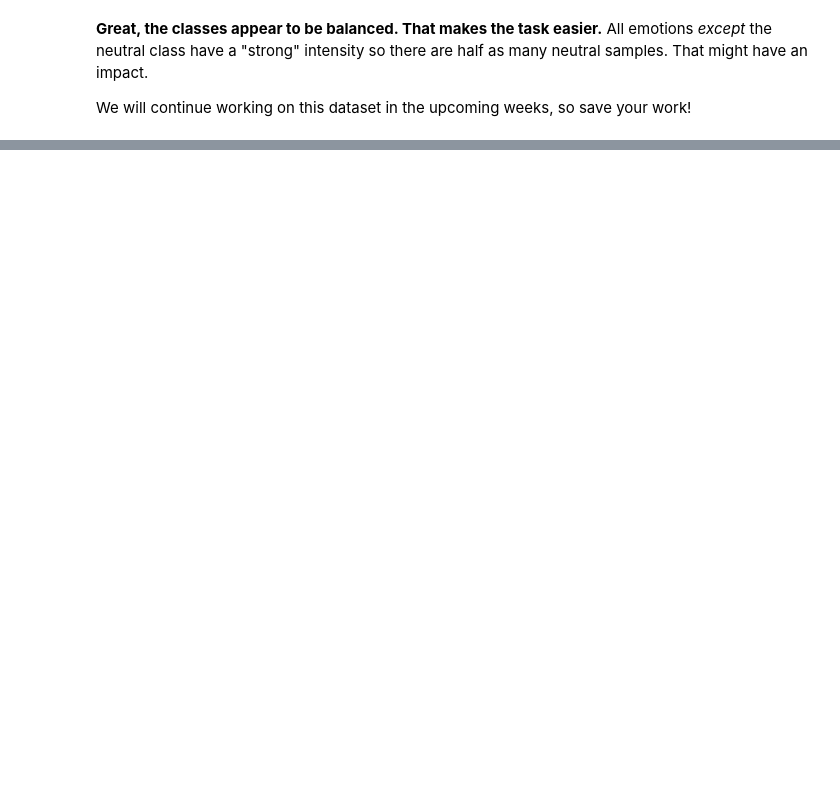
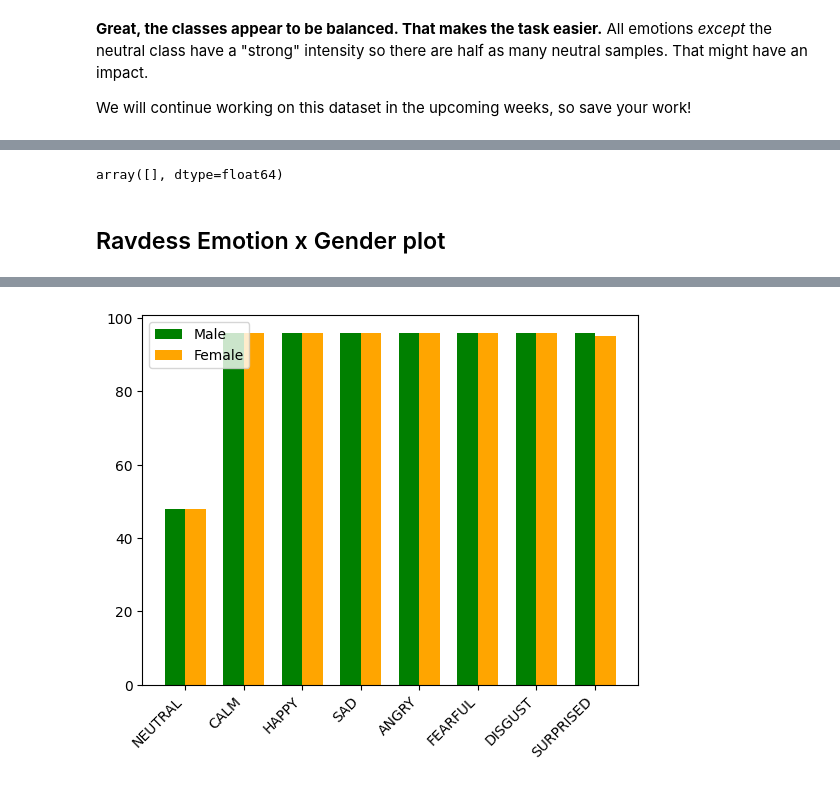
Before and after one commit to IAT-ExploringAI-2025/Week2-DataPreprocessing, a Jupyter notebook: Week 2.ipynb, the cells around one changed output, grey strips where cells are left out. Cells and saved outputs as stored; diff of their text form; code cells hidden in the pictures; blank space fills up the shorter version.

```diff
--- a/Week 2.ipynb
+++ b/Week 2.ipynb
@@ -782,0 +822,79 @@ Personal Audio Data
+# %%
+features
+# %% [output]
+array([], dtype=float64)
+# %% [markdown]
+## Ravdess Emotion x Gender plot
+# %%
+import glob
+import os
+import re
+import matplotlib.pyplot as plt
+import numpy as np
+
+emotions ={
+  '01':'neutral',
+  '02':'calm',
+  '03':'happy',
+  '04':'sad',
+  '05':'angry',
+  '06':'fearful',
+  '07':'disgust',
+  '08':'surprised'
+}
+
+# Define the filename pattern
+filename_pattern = re.compile(r'(\d{2})-(\d{2})-(\d{2})-(\d{2})-(\d{2})-(\d{2})-(\d{2}).wav')
+
+# Encoding for emotion labels
+labels_encoded = {code: idx for idx, (code, _) in enumerate(emotions.items())}
+label_names = {idx: label.upper() for idx, label in enumerate(emotions.values())}
+
+# Encoding for gender
+gender_encoded = {'01': 'Male', '02': 'Female'}
+gender_names = {'Male': 0, 'Female': 1}
+
+# Initialize empty lists
+labels = []
+file_paths = []
+gender = []
+
+# Iterate through each file in the specified dataset path
+for file_path in glob.glob("/Users/tuleen/Desktop/IAT360/archive/Audio Data/*/*.wav"):
+    # Extract the file name from the path
+    file_name = os.path.basename(file_path)
+
+    # Extract information from the filename using regex
+    match = filename_pattern.match(file_name)
+    if match:
+        modality, _, emotion, _, _, _, actor = match.groups()
+
+        # Append the file path to the list
+        file_paths.append(file_path)
+
+        # Extract the label from the file name and append value to the labels list
+        labels.append(labels_encoded[emotion])
+
+        # Extract the gender information from the file name and append value to the gender list
+        gender.append(gender_names['Male'] if int(actor) % 2 == 1 else gender_names['Female'])
+
+# Count the occurrences of each combination of emotion and gender
+counts = np.zeros((len(label_names), len(gender_names)), dtype=int)
+
+for b, c in zip(labels, gender):
+    counts[b, c] += 1
+
+# Plot the grouped bar plot
+fig, ax = plt.subplots()
+bar_width = 0.35
+bar_positions = np.arange(len(label_names))
+
+for i, (gender_value, color) in enumerate(zip(gender_names.keys(), ['green', 'orange'])):
+    ax.bar(bar_positions + i * bar_width, counts[:, gender_names[gender_value]], bar_width, label=gender_value, color=color)
+
+# Set x-axis ticks and labels based on the emotion_list and label_names
+ax.set_xticks(bar_positions + bar_width / 2)
+ax.set_xticklabels([label_names[emotion] for emotion in range(len(label_names))])
+ax.legend()
+plt.xticks(rotation=45, ha="right")
+# %% [output]
@@ -782,0 +910 @@ Personal Audio Data
+[figure, added]
```
Also changed, not shown: parts of 10 cells of this notebook.
